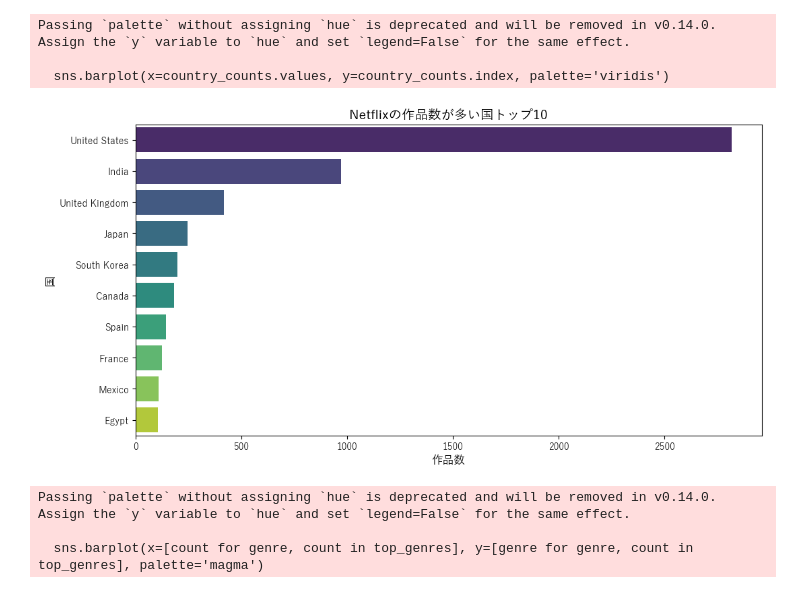
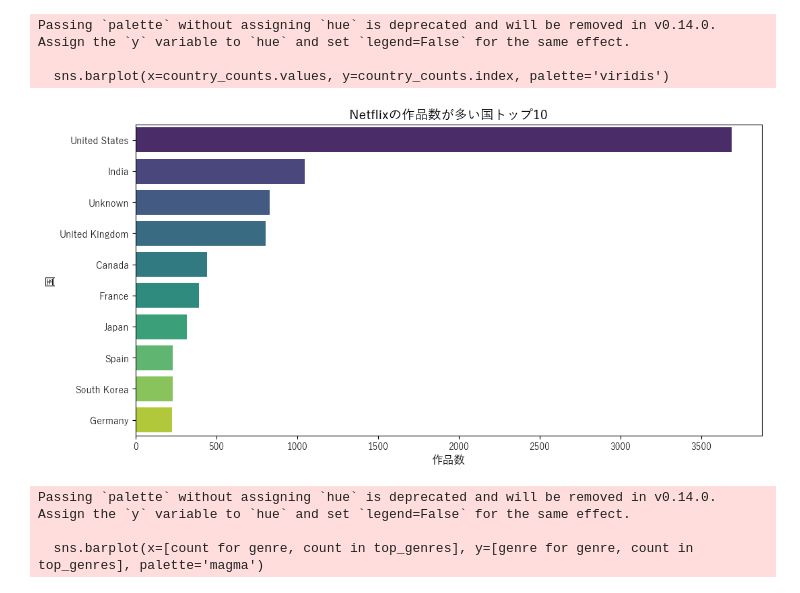
Before and after one commit to toshi-works/toshi-works, a Jupyter notebook: images/result_06_netflix.ipynb, the cells around one changed output. Drawn from its saved outputs; the diff is of its cells as text; code cells hidden in the pictures.

```diff
--- a/images/result_06_netflix.ipynb
+++ b/images/result_06_netflix.ipynb
@@ -46,0 +52,5 @@ plt.show()
+# %%
+#country列のデータの入り方を確認する、1国だけか、複数国が入っているか
+print(df_netflix['country'].head(10))
+#countyの中身を分解して縦持ちにする
+df_netflix_exploded = df_netflix.assign(country=df_netflix['country'].str.split(', ')).explode('country')
@@ -47,19 +69,19 @@ plt.show()
 # %%
 #country列の値をカウントして、上位10か国を棒グラフで表示する
-country_counts = df_netflix['country'].value_counts().head(10)
+country_counts = df_netflix_exploded['country'].value_counts().head(10)
 plt.figure(figsize=(12, 6))
 plt.rcParams['font.family'] = font_prop.get_name() # 全体の基本フォントを遊ゴシックにする
 plt.rcParams['axes.unicode_minus'] = False          # マイナス記号が文字化けするのを防ぐ
 sns.barplot(x=country_counts.values, y=country_counts.index, palette='viridis')
 plt.title("Netflixの作品数が多い国トップ10", fontproperties=font_prop, fontsize=14, fontweight='bold')
 plt.xlabel("作品数", fontproperties=font_prop, fontsize=12)
 plt.ylabel("国", fontproperties=font_prop, fontsize=12)
 plt.show()
 # %% [output]
 Passing `palette` without assigning `hue` is deprecated and will be removed in v0.14.0. Assign the `y` variable to `hue` and set `legend=False` for the same effect.
 
   sns.barplot(x=country_counts.values, y=country_counts.index, palette='viridis')
-[figure, old version]
+[figure, new version]
 # %%
 #listed_inの中身を単語に分解して、ジャンルごとの作品数をカウントして、上位10ジャンルを棒グラフで表示する
 from collections import Counter
```
Also changed, not shown: parts of 4 cells of this notebook, 4 other files.
